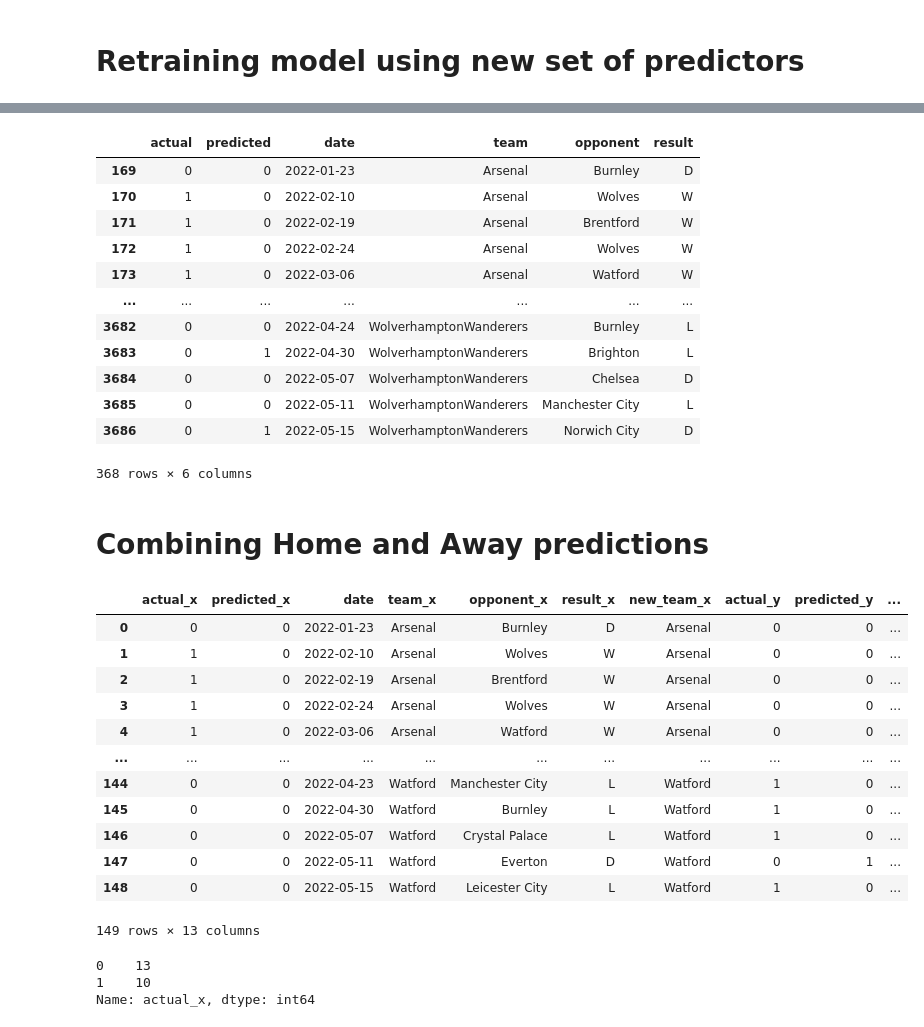
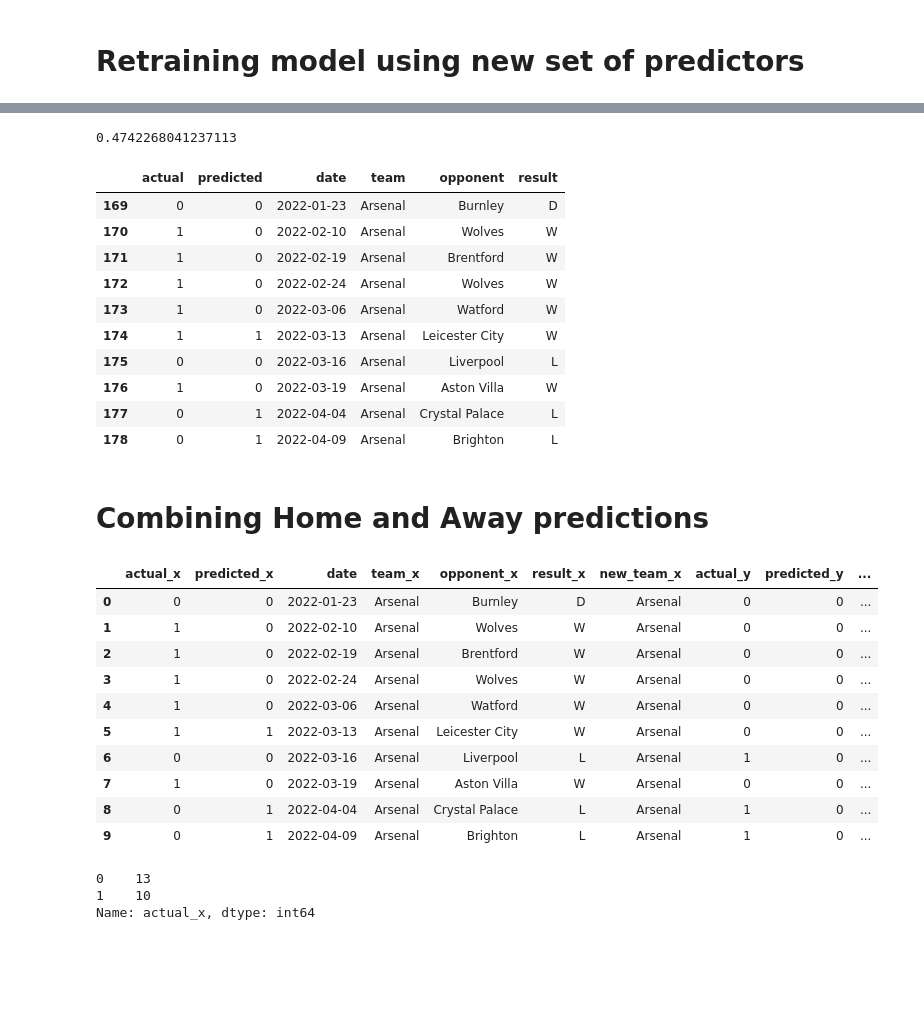
Before and after one commit to maco-data/ML_EPL, a Jupyter notebook: predictions.ipynb, the cells around one changed output, grey strips where cells are left out. Drawn from its saved outputs; the diff is of its cells as text; code cells hidden in the pictures; blank space fills up the shorter version.

Commit message:
Finish with predictions

```diff
--- a/predictions.ipynb
+++ b/predictions.ipynb
@@ -320,4 +320,4 @@ def make_predictions(data, predictor):
     precision = precision_score(test['target'], preds)
     return combined, precision
 # %%
-combined, precision = make_predictions(matches_rolling, predictors + new_cols)
+combined, error = make_predictions(matches_rolling, predictors + new_cols)
@@ -344,9 +324,13 @@ combined
+# %%
+error
+# %% [output]
+0.4742268041237113
 # %%
 #adding Team info to cross validation
 
 combined = combined.merge(matches_rolling[['date', 'team', 'opponent', 'result']], left_index=True, right_index=True)
 # %%
-combined
+combined.head(10)
 # %% [output]
 |  | actual | predicted | date | team | opponent | result |
 | 169 | 0 | 0 | 2022-01-23 | Arsenal | Burnley | D |
@@ -354,13 +338,11 @@ combined
 | 171 | 1 | 0 | 2022-02-19 | Arsenal | Brentford | W |
 | 172 | 1 | 0 | 2022-02-24 | Arsenal | Wolves | W |
 | 173 | 1 | 0 | 2022-03-06 | Arsenal | Watford | W |
-| ... | ... | ... | ... | ... | ... | ... |
-| 3682 | 0 | 0 | 2022-04-24 | WolverhamptonWanderers | Burnley | L |
-| 3683 | 0 | 1 | 2022-04-30 | WolverhamptonWanderers | Brighton | L |
-| 3684 | 0 | 0 | 2022-05-07 | WolverhamptonWanderers | Chelsea | D |
-| 3685 | 0 | 0 | 2022-05-11 | WolverhamptonWanderers | Manchester City | L |
-| 3686 | 0 | 1 | 2022-05-15 | WolverhamptonWanderers | Norwich City | D |
+| 174 | 1 | 1 | 2022-03-13 | Arsenal | Leicester City | W |
+| 175 | 0 | 0 | 2022-03-16 | Arsenal | Liverpool | L |
+| 176 | 1 | 0 | 2022-03-19 | Arsenal | Aston Villa | W |
+| 177 | 0 | 1 | 2022-04-04 | Arsenal | Crystal Palace | L |
+| 178 | 0 | 1 | 2022-04-09 | Arsenal | Brighton | L |
-368 rows × 6 columns
 # %% [markdown]
 # Combining Home and Away predictions
 # %%
@@ -381,21 +363,19 @@ combined['new_team'] = combined['team'].map(mapping)
 # %%
 merged = combined.merge(combined, left_on=['date', 'new_team'], right_on=['date', 'opponent'])
 # %%
-merged
+merged.head(10)
 # %% [output]
 |  | actual_x | predicted_x | date | team_x | opponent_x | result_x | new_team_x | actual_y | predicted_y | ... |
 | 0 | 0 | 0 | 2022-01-23 | Arsenal | Burnley | D | Arsenal | 0 | 0 | ... |
 | 1 | 1 | 0 | 2022-02-10 | Arsenal | Wolves | W | Arsenal | 0 | 0 | ... |
 | 2 | 1 | 0 | 2022-02-19 | Arsenal | Brentford | W | Arsenal | 0 | 0 | ... |
 | 3 | 1 | 0 | 2022-02-24 | Arsenal | Wolves | W | Arsenal | 0 | 0 | ... |
 | 4 | 1 | 0 | 2022-03-06 | Arsenal | Watford | W | Arsenal | 0 | 0 | ... |
-| ... | ... | ... | ... | ... | ... | ... | ... | ... | ... | ... |
-| 144 | 0 | 0 | 2022-04-23 | Watford | Manchester City | L | Watford | 1 | 0 | ... |
-| 145 | 0 | 0 | 2022-04-30 | Watford | Burnley | L | Watford | 1 | 0 | ... |
-| 146 | 0 | 0 | 2022-05-07 | Watford | Crystal Palace | L | Watford | 1 | 0 | ... |
-| 147 | 0 | 0 | 2022-05-11 | Watford | Everton | D | Watford | 0 | 1 | ... |
-| 148 | 0 | 0 | 2022-05-15 | Watford | Leicester City | L | Watford | 1 | 0 | ... |
+| 5 | 1 | 1 | 2022-03-13 | Arsenal | Leicester City | W | Arsenal | 0 | 0 | ... |
+| 6 | 0 | 0 | 2022-03-16 | Arsenal | Liverpool | L | Arsenal | 1 | 0 | ... |
+| 7 | 1 | 0 | 2022-03-19 | Arsenal | Aston Villa | W | Arsenal | 0 | 0 | ... |
+| 8 | 0 | 1 | 2022-04-04 | Arsenal | Crystal Palace | L | Arsenal | 1 | 0 | ... |
+| 9 | 0 | 1 | 2022-04-09 | Arsenal | Brighton | L | Arsenal | 1 | 0 | ... |
-149 rows × 13 columns
 # %%
 merged[(merged['predicted_x'] == 1) & (merged['predicted_y'] == 0)]["actual_x"].value_counts()
 # %% [output]
```
Also changed, not shown: parts of 7 cells of this notebook.
